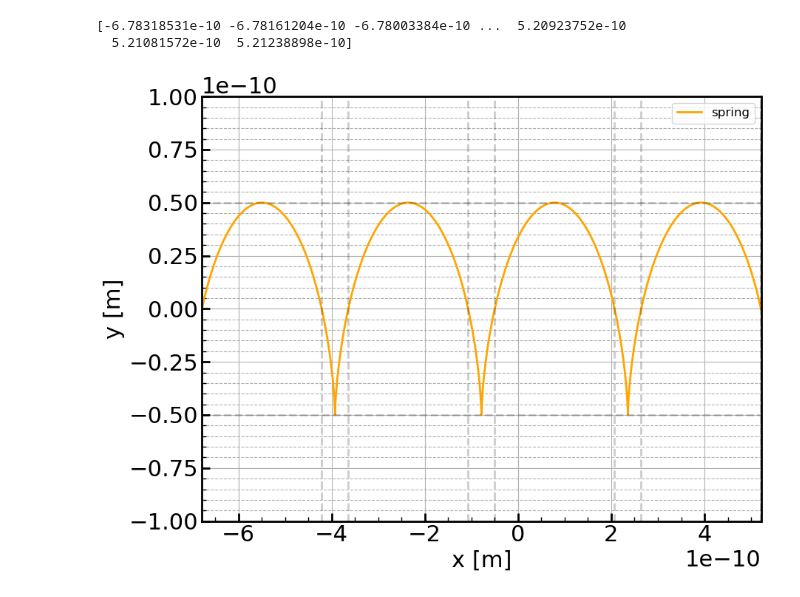
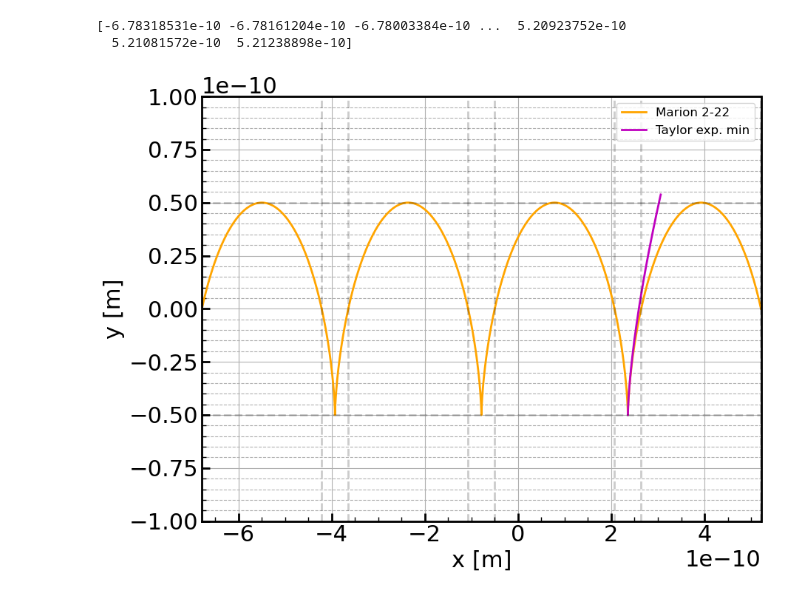
Before and after one commit to villano-lab/analytical_mechanics, a Jupyter notebook: Marion2-22_plots.ipynb, the cells around one changed output. Cells and saved outputs as stored; diff of their text form; code cells hidden in the pictures.

Commit message:
[ANV] updated with taylor expansion about minimum

```diff
--- a/Marion2-22_plots.ipynb
+++ b/Marion2-22_plots.ipynb
@@ -29,6 +29,13 @@ print(x)
 # %% [output]
 [-6.78318531e-10 -6.78161204e-10 -6.78003384e-10 ...  5.20923752e-10
   5.21081572e-10  5.21238898e-10]
+# %%
+ymin=-Ey/(B*omeg)
+xmin=(Ey/(B*omeg))*(3/2)*np.pi
+
+x_low = np.arange(xmin,1.3*xmin,(Ey/(B*omeg))/100)
+
+y_low = ymin + (Ey/(2*B*omeg))*(((6*B*omeg)/(Ey))*(x_low-xmin))**(2/3)
 # %%
 #set up a 1d plot
 fig,axes = plt.subplots(1,1,figsize=(9.0,7.0),sharex=True)
@@ -46,35 +53,37 @@ ymax = 2*Ey/omeg
 
 ax1.plot(x,y,color='orange',linestyle="-",linewidth=2, \
          label='Marion 2-22')
+ax1.plot(x_low,y_low,color='m',linestyle="-",linewidth=2, \
+         label='Taylor exp. min')
 
 alpha=0.2
 
 for xzero in xzero_pos:
   plt.axvline(x=xzero,color='k',linestyle="--",alpha=alpha)
 
 for xzero in xzero_neg:
   plt.axvline(x=xzero,color='k',linestyle="--",alpha=alpha)
 
 
 plt.axhline(y=yint,color='k',linestyle="--",alpha=alpha)
 plt.axhline(y=-yint,color='k',linestyle="--",alpha=alpha)
 
 ax1.set_yscale('linear')
 #ax1.set_yscale('log')
 ax1.set_xlim(xmin, xmax)
 ax1.set_ylim(-ymax,ymax)
 ax1.set_xlabel(r'x [m]')
 ax1.set_ylabel('y [m]')
 ax1.grid(True)
 ax1.yaxis.grid(True,which='minor',linestyle='--')
 ax1.legend(loc=1,prop={'size':12})
 #ax1.legend(bbox_to_anchor=(1.04,1),borderaxespad=0,prop={'size':22})
 
 for axis in ['top','bottom','left','right']:
   ax1.spines[axis].set_linewidth(2)
 
 plt.tight_layout()
 #plt.savefig('figures/figure.png')
 plt.show()
 # %% [output]
-[figure, old version]
+[figure, new version]
```
